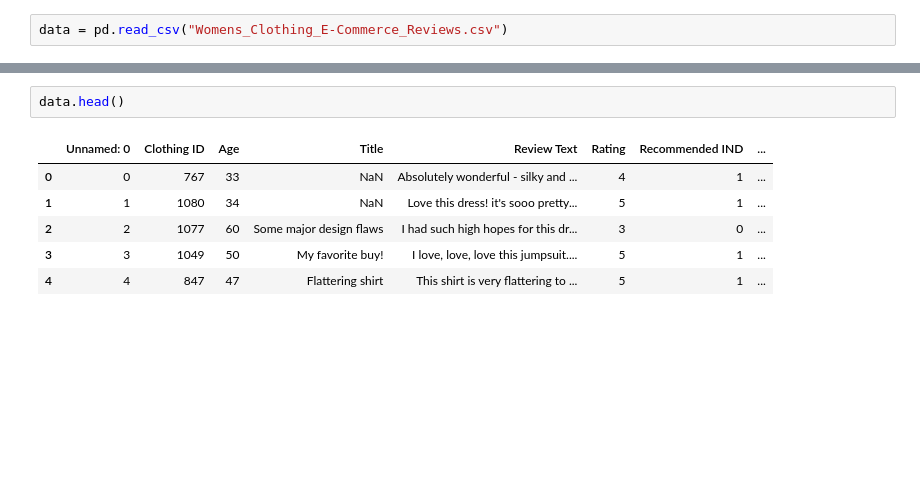
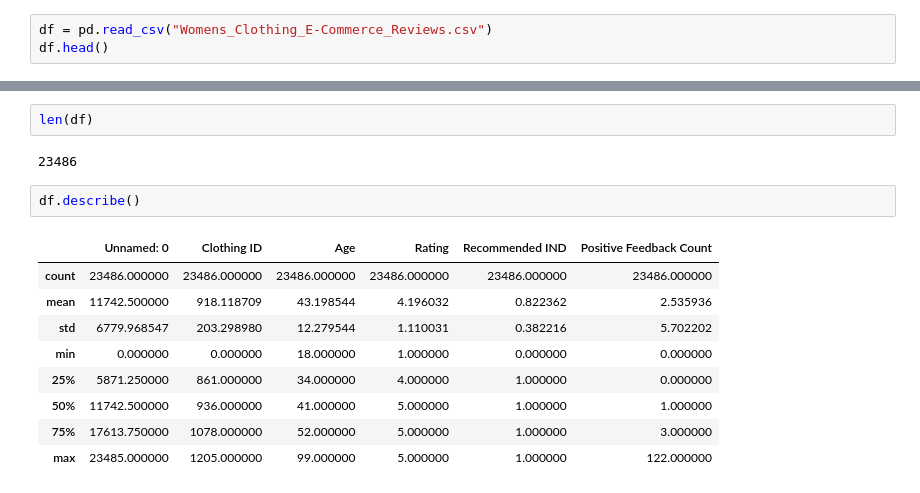
Before and after one commit to itzuditsharma/Sentiment-Analysis-Alexa, a Jupyter notebook: Clothing/main.ipynb, the cells around one changed output, grey strips where cells are left out. Drawn from its saved outputs; the diff is of its cells as text; blank space fills up the shorter version.

Commit message:
Added code for data wrangling

```diff
--- a/Clothing/main.ipynb
+++ b/Clothing/main.ipynb
@@ -29,2 +15,3 @@ from wordcloud import WordCloud
 # %%
-data = pd.read_csv("Womens_Clothing_E-Commerce_Reviews.csv")
+df = pd.read_csv("Womens_Clothing_E-Commerce_Reviews.csv")
+df.head()
@@ -31,9 +25,16 @@ data = pd.read_csv("Womens_Clothing_E-Commerce_Reviews.csv")
-# %%
-data.head()
-# %% [output]
-|  | Unnamed: 0 | Clothing ID | Age | Title | Review Text | Rating | Recommended IND | ... |
-| 0 | 0 | 767 | 33 | NaN | Absolutely wonderful - silky and ... | 4 | 1 | ... |
-| 1 | 1 | 1080 | 34 | NaN | Love this dress! it's sooo pretty... | 5 | 1 | ... |
-| 2 | 2 | 1077 | 60 | Some major design flaws | I had such high hopes for this dr... | 3 | 0 | ... |
-| 3 | 3 | 1049 | 50 | My favorite buy! | I love, love, love this jumpsuit.... | 5 | 1 | ... |
-| 4 | 4 | 847 | 47 | Flattering shirt | This shirt is very flattering to ... | 5 | 1 | ... |
+# %%
+len(df)
+# %% [output]
+23486
+# %%
+df.describe()
+# %% [output]
+|  | Unnamed: 0 | Clothing ID | Age | Rating | Recommended IND | Positive Feedback Count |
+| count | 23486.000000 | 23486.000000 | 23486.000000 | 23486.000000 | 23486.000000 | 23486.000000 |
+| mean | 11742.500000 | 918.118709 | 43.198544 | 4.196032 | 0.822362 | 2.535936 |
+| std | 6779.968547 | 203.298980 | 12.279544 | 1.110031 | 0.382216 | 5.702202 |
+| min | 0.000000 | 0.000000 | 18.000000 | 1.000000 | 0.000000 | 0.000000 |
+| 25% | 5871.250000 | 861.000000 | 34.000000 | 4.000000 | 1.000000 | 0.000000 |
+| 50% | 11742.500000 | 936.000000 | 41.000000 | 5.000000 | 1.000000 | 1.000000 |
+| 75% | 17613.750000 | 1078.000000 | 52.000000 | 5.000000 | 1.000000 | 3.000000 |
+| max | 23485.000000 | 1205.000000 | 99.000000 | 5.000000 | 1.000000 | 122.000000 |
```
Also changed, not shown: parts of 24 cells of this notebook.
